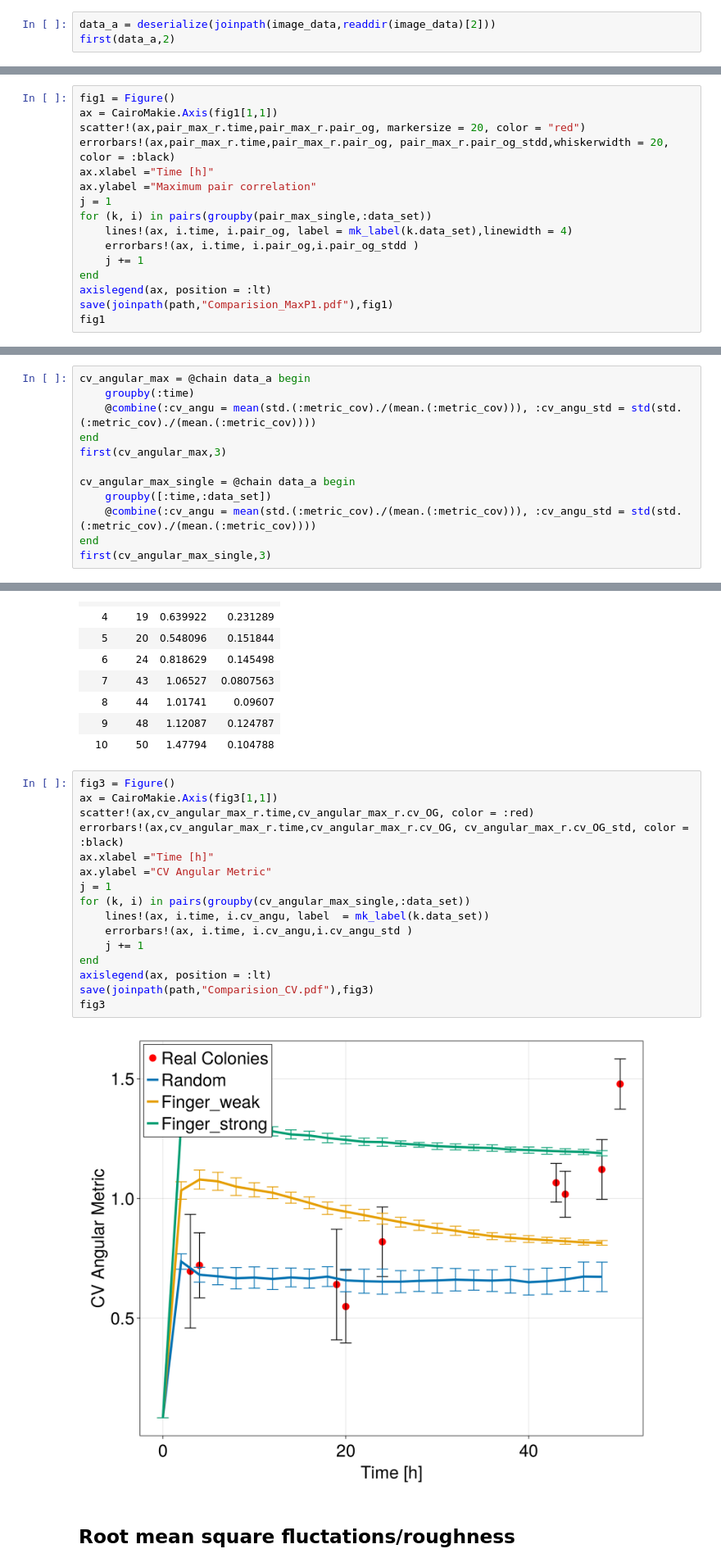
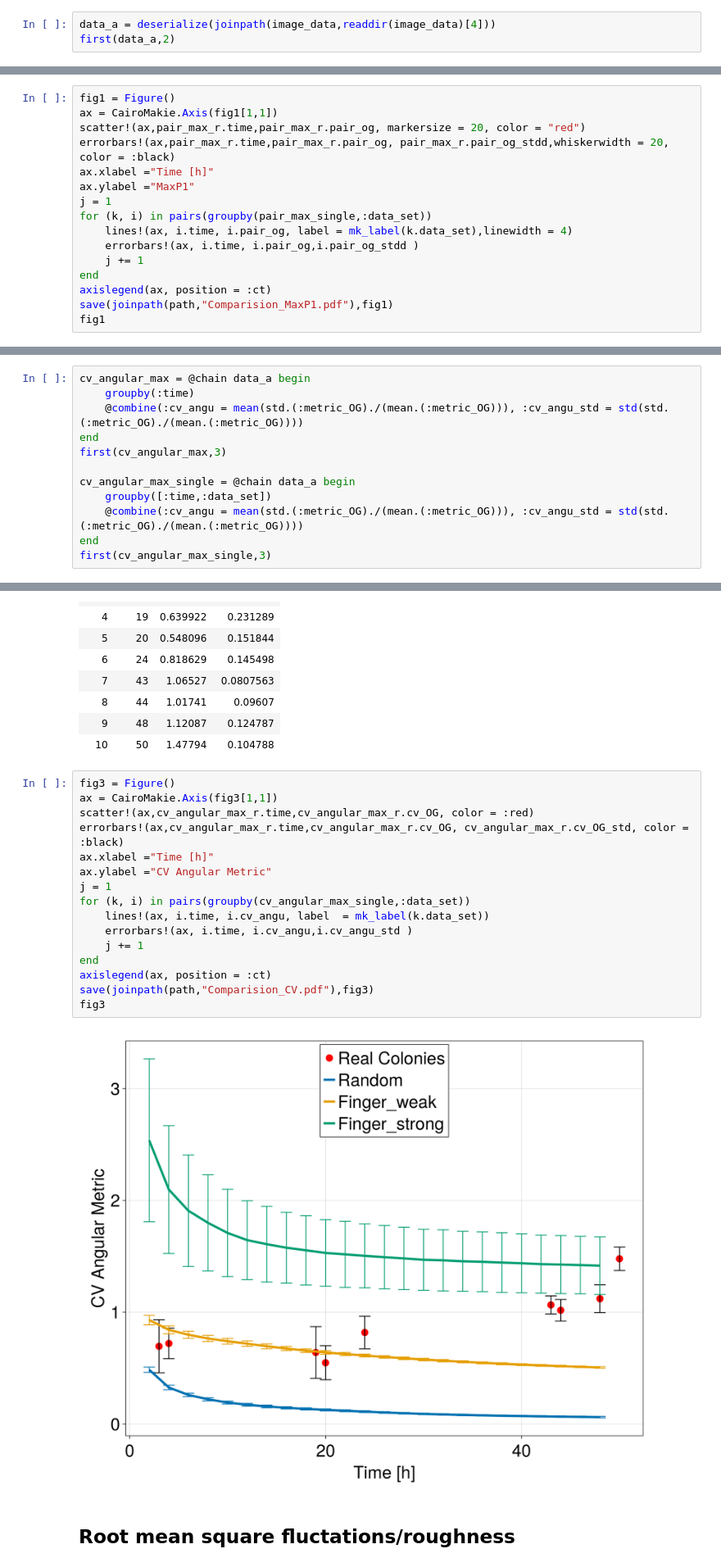
Before and after one commit to AndreasKuhn-ak/ColonyImages.jl, a Jupyter notebook: Analysis_artifical.ipynb, the cells around one changed output, grey strips where cells are left out. Shown at 82% size. Cells and saved outputs as stored; diff of their text form.

```diff
--- a/Analysis_artifical.ipynb
+++ b/Analysis_artifical.ipynb
@@ -30,5 +34,5 @@ end
 # %%
-data_a = deserialize(joinpath(image_data,readdir(image_data)[2]))
+data_a = deserialize(joinpath(image_data,readdir(image_data)[4]))
 first(data_a,2)
 # %% [output]
 2×8 DataFrame
@@ -109,14 +113,14 @@ ax = CairoMakie.Axis(fig1[1,1])
 scatter!(ax,pair_max_r.time,pair_max_r.pair_og, markersize = 20, color = "red")
 errorbars!(ax,pair_max_r.time,pair_max_r.pair_og, pair_max_r.pair_og_stdd,whiskerwidth = 20, color = :black)
 ax.xlabel ="Time [h]"
-ax.ylabel ="Maximum pair correlation"
+ax.ylabel ="MaxP1"
 j = 1
 for (k, i) in pairs(groupby(pair_max_single,:data_set))
     lines!(ax, i.time, i.pair_og, label = mk_label(k.data_set),linewidth = 4)
     errorbars!(ax, i.time, i.pair_og,i.pair_og_stdd )
     j += 1
 end
-axislegend(ax, position = :lt)
+axislegend(ax, position = :ct)
 save(joinpath(path,"Comparision_MaxP1.pdf"),fig1)
 fig1
 # %% [output]
@@ -126,13 +130,13 @@ fig1
 # %%
 cv_angular_max = @chain data_a begin
     groupby(:time)
-    @combine(:cv_angu = mean(std.(:metric_cov)./(mean.(:metric_cov))), :cv_angu_std = std(std.(:metric_cov)./(mean.(:metric_cov))))
+    @combine(:cv_angu = mean(std.(:metric_OG)./(mean.(:metric_OG))), :cv_angu_std = std(std.(:metric_OG)./(mean.(:metric_OG))))
 end
 first(cv_angular_max,3)
 
 cv_angular_max_single = @chain data_a begin
     groupby([:time,:data_set])
-    @combine(:cv_angu = mean(std.(:metric_cov)./(mean.(:metric_cov))), :cv_angu_std = std(std.(:metric_cov)./(mean.(:metric_cov))))
+    @combine(:cv_angu = mean(std.(:metric_OG)./(mean.(:metric_OG))), :cv_angu_std = std(std.(:metric_OG)./(mean.(:metric_OG))))
 end
 first(cv_angular_max_single,3)
 # %% [output]
@@ -164,21 +168,21 @@ end
 # %%
 fig3 = Figure()
 ax = CairoMakie.Axis(fig3[1,1])
 scatter!(ax,cv_angular_max_r.time,cv_angular_max_r.cv_OG, color = :red)
 errorbars!(ax,cv_angular_max_r.time,cv_angular_max_r.cv_OG, cv_angular_max_r.cv_OG_std, color = :black)
 ax.xlabel ="Time [h]"
 ax.ylabel ="CV Angular Metric"
 j = 1
 for (k, i) in pairs(groupby(cv_angular_max_single,:data_set))
     lines!(ax, i.time, i.cv_angu, label  = mk_label(k.data_set))
     errorbars!(ax, i.time, i.cv_angu,i.cv_angu_std )
     j += 1
 end
-axislegend(ax, position = :lt)
+axislegend(ax, position = :ct)
 save(joinpath(path,"Comparision_CV.pdf"),fig3)
 fig3
 # %% [output]
-[figure, old version]
+[figure, new version]
 # %% [markdown]
 ## Root mean square fluctations/roughness
 # %%
```
Also changed, not shown: parts of 19 cells of this notebook, 17 other files.
